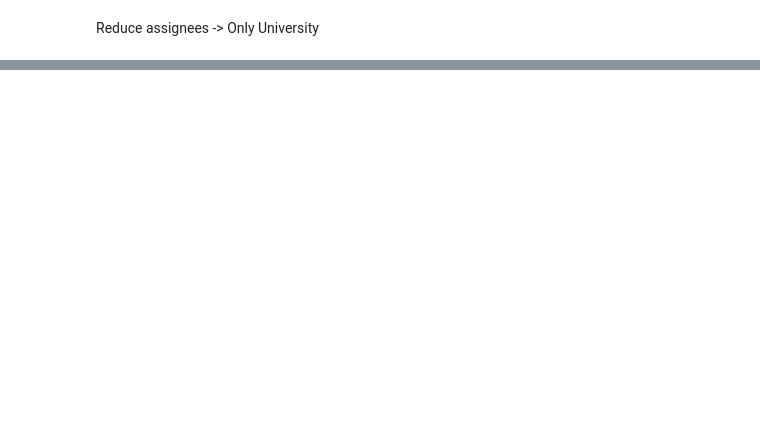
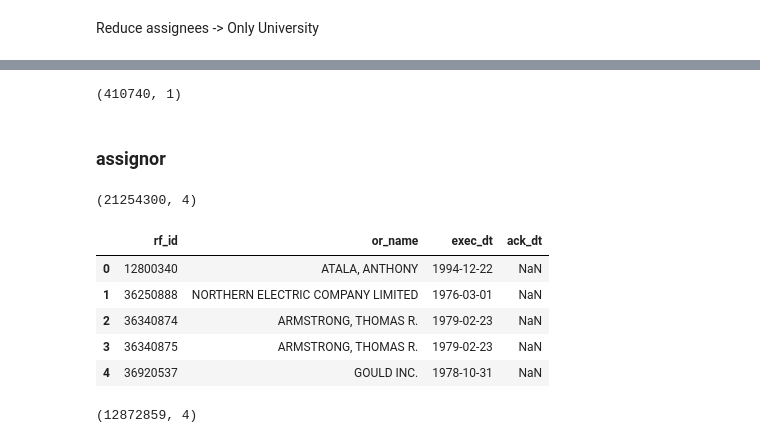
Before and after one commit to prinzpoker/uspto, a Jupyter notebook: notebooks/Melero approach.ipynb, the cells around one changed output, grey strips where cells are left out. Saved outputs shown, nothing was run; the diff lists cells and outputs as text; code cells hidden in the pictures; blank space fills up the shorter version.

```diff
--- a/notebooks/Melero approach.ipynb
+++ b/notebooks/Melero approach.ipynb
@@ -205,0 +232,22 @@ df_patent.to_csv("PreGrant_applications.csv", index=False)
+# %%
+df_app_no_assignee.shape
+# %% [output]
+(410740, 1)
+# %% [markdown]
+### assignor
+# %%
+df_assignor = pd.DataFrame()
+df_assignor = pd.read_csv(os.path.join(raw_data_path,"uspto/assignor.csv").replace("\\","/"), delimiter=",")
+# %%
+df_assignor.shape
+# %% [output]
+(21254300, 4)
+# %%
+df_assignor.head()
+# %% [output]
+|  | rf_id | or_name | exec_dt | ack_dt |
+| 0 | 12800340 | ATALA, ANTHONY | 1994-12-22 | NaN |
+| 1 | 36250888 | NORTHERN ELECTRIC COMPANY LIMITED | 1976-03-01 | NaN |
+| 2 | 36340874 | ARMSTRONG, THOMAS R. | 1979-02-23 | NaN |
+| 3 | 36340875 | ARMSTRONG, THOMAS R. | 1979-02-23 | NaN |
+| 4 | 36920537 | GOULD INC. | 1978-10-31 | NaN |
@@ -205,0 +257,4 @@ df_patent.to_csv("PreGrant_applications.csv", index=False)
+# %%
+df_assignor.shape
+# %% [output]
+(12872859, 4)
```
Also changed, not shown: parts of 75 cells of this notebook.
